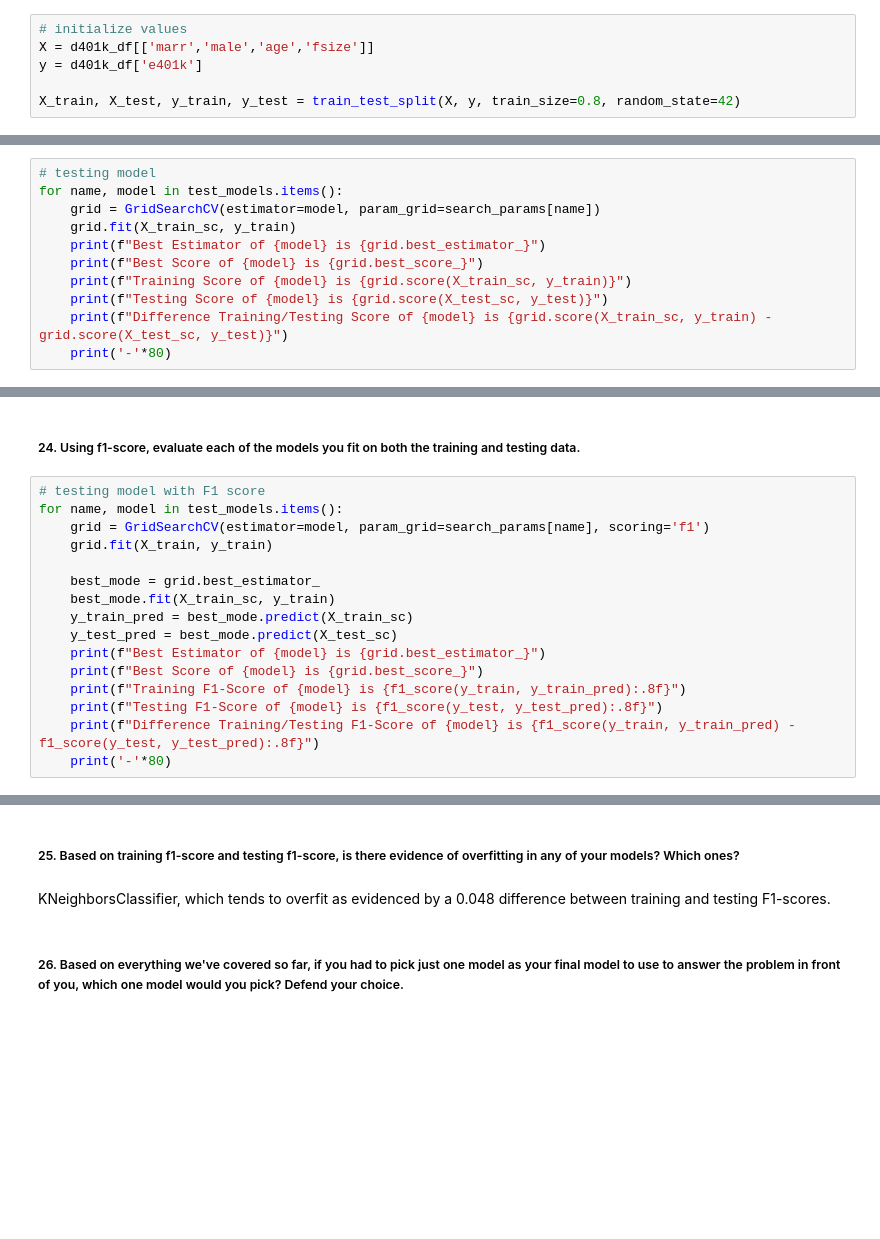
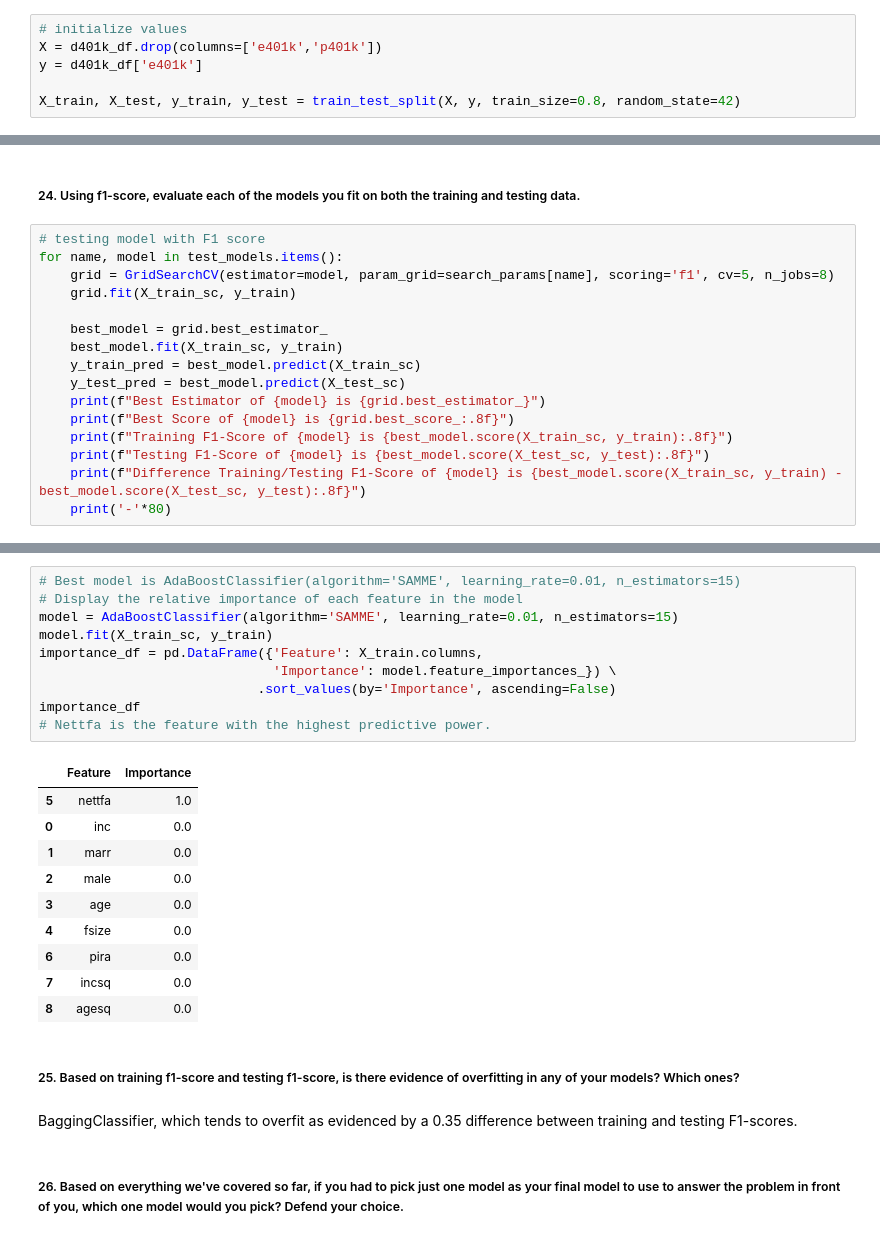
Before and after one commit to utthawit/supervised_model_comparison_lab, a Jupyter notebook: starter-code.ipynb, the cells around one changed output, grey strips where cells are left out. Drawn from its saved outputs; the diff is of its cells as text; blank space fills up the shorter version.

```diff
--- a/starter-code.ipynb
+++ b/starter-code.ipynb
@@ -308,6 +352,6 @@ d401k_df.head()
 # %%
 # initialize values
-X = d401k_df[['marr','male','age','fsize']]
+X = d401k_df.drop(columns=['e401k','p401k'])
 y = d401k_df['e401k']
 
 X_train, X_test, y_train, y_test = train_test_split(X, y, train_size=0.8, random_state=42)
@@ -316,14 +360,3 @@ X_train, X_test, y_train, y_test = train_test_split(X, y, train_size=0.8, random
 sc = StandardScaler()
 X_train_sc = sc.fit_transform(X_train)
 X_test_sc = sc.transform(X_test)
-# %%
-# testing model
-for name, model in test_models.items():
-    grid = GridSearchCV(estimator=model, param_grid=search_params[name])
-    grid.fit(X_train_sc, y_train)
-    print(f"Best Estimator of {model} is {grid.best_estimator_}")
-    print(f"Best Score of {model} is {grid.best_score_}")
-    print(f"Training Score of {model} is {grid.score(X_train_sc, y_train)}")
-    print(f"Testing Score of {model} is {grid.score(X_test_sc, y_test)}")
-    print(f"Difference Training/Testing Score of {model} is {grid.score(X_train_sc, y_train) - grid.score(X_test_sc, y_test)}")
-    print('-'*80)
@@ -363,17 +386,17 @@ F1 provides a balanced measure of both false positives and false negatives.
 # %%
 # testing model with F1 score
 for name, model in test_models.items():
-    grid = GridSearchCV(estimator=model, param_grid=search_params[name], scoring='f1')
-    grid.fit(X_train, y_train)
+    grid = GridSearchCV(estimator=model, param_grid=search_params[name], scoring='f1', cv=5, n_jobs=8)
+    grid.fit(X_train_sc, y_train)
 
-    best_mode = grid.best_estimator_
-    best_mode.fit(X_train_sc, y_train)
-    y_train_pred = best_mode.predict(X_train_sc)
-    y_test_pred = best_mode.predict(X_test_sc)
+    best_model = grid.best_estimator_
+    best_model.fit(X_train_sc, y_train)
+    y_train_pred = best_model.predict(X_train_sc)
+    y_test_pred = best_model.predict(X_test_sc)
     print(f"Best Estimator of {model} is {grid.best_estimator_}")
-    print(f"Best Score of {model} is {grid.best_score_}")
-    print(f"Training F1-Score of {model} is {f1_score(y_train, y_train_pred):.8f}")
-    print(f"Testing F1-Score of {model} is {f1_score(y_test, y_test_pred):.8f}")
-    print(f"Difference Training/Testing F1-Score of {model} is {f1_score(y_train, y_train_pred) - f1_score(y_test, y_test_pred):.8f}")
+    print(f"Best Score of {model} is {grid.best_score_:.8f}")
+    print(f"Training F1-Score of {model} is {best_model.score(X_train_sc, y_train):.8f}")
+    print(f"Testing F1-Score of {model} is {best_model.score(X_test_sc, y_test):.8f}")
+    print(f"Difference Training/Testing F1-Score of {model} is {best_model.score(X_train_sc, y_train) - best_model.score(X_test_sc, y_test):.8f}")
     print('-'*80)
 # %% [output]
@@ -396,8 +419,29 @@ Difference Training/Testing F1-Score of AdaBoostClassifier() is 0.00000000
 --------------------------------------------------------------------------------
+# %%
+# Best model is AdaBoostClassifier(algorithm='SAMME', learning_rate=0.01, n_estimators=15)
+# Display the relative importance of each feature in the model
+model = AdaBoostClassifier(algorithm='SAMME', learning_rate=0.01, n_estimators=15)
+model.fit(X_train_sc, y_train)
+importance_df = pd.DataFrame({'Feature': X_train.columns,
+                              'Importance': model.feature_importances_}) \
+                            .sort_values(by='Importance', ascending=False)
+importance_df
+# Nettfa is the feature with the highest predictive power.
+# %% [output]
+|  | Feature | Importance |
+| 5 | nettfa | 1.0 |
+| 0 | inc | 0.0 |
+| 1 | marr | 0.0 |
+| 2 | male | 0.0 |
+| 3 | age | 0.0 |
+| 4 | fsize | 0.0 |
+| 6 | pira | 0.0 |
+| 7 | incsq | 0.0 |
+| 8 | agesq | 0.0 |
 # %% [markdown]
 ##### 25. Based on training f1-score and testing f1-score, is there evidence of overfitting in any of your models? Which ones?
 # %% [markdown]
-KNeighborsClassifier, which tends to overfit as evidenced by a 0.048 difference between training and testing F1-scores.
+BaggingClassifier, which tends to overfit as evidenced by a 0.35 difference between training and testing F1-scores.
 # %% [markdown]
 ##### 26. Based on everything we've covered so far, if you had to pick just one model as your final model to use to answer the problem in front of you, which one model would you pick? Defend your choice.
 # %% [markdown]
```
Also changed, not shown: parts of 28 cells of this notebook.
